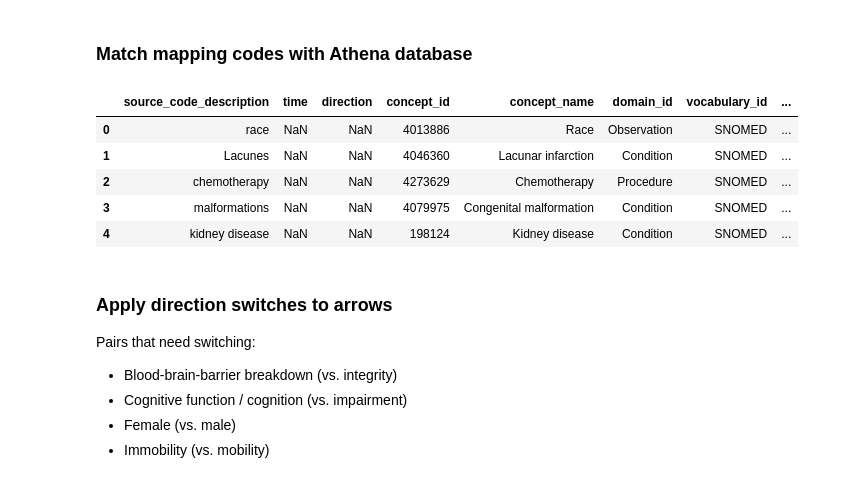
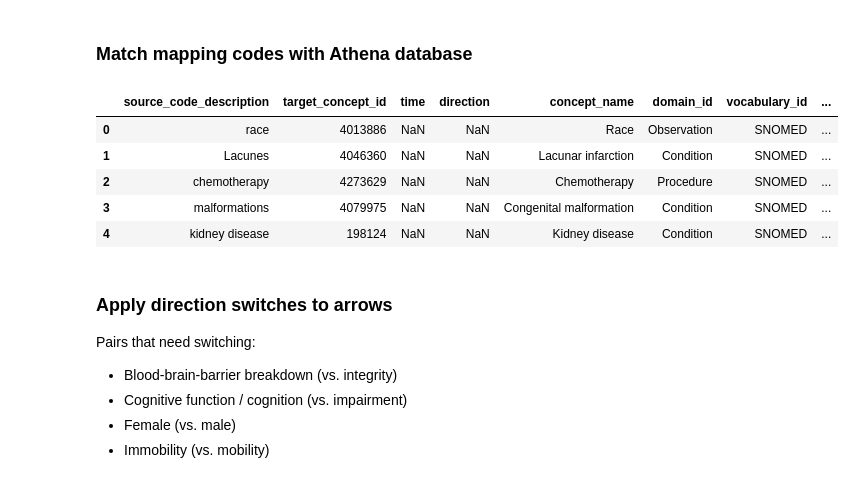
Before and after one commit to leof18/wise-dag, a Jupyter notebook: Standardization/standardize_vocab.ipynb, the cells around one changed output. Drawn from its saved outputs; the diff is of its cells as text; code cells hidden in the pictures.

```diff
--- a/Standardization/standardize_vocab.ipynb
+++ b/Standardization/standardize_vocab.ipynb
@@ -71,28 +71,28 @@ mapping[mapping.target_concept_id.isna()]
 # %% [markdown]
 For now, fill missing mappings with original term.
 # %%
-mapping['target_concept_id'] = mapping.target_concept_id.fillna('source_code_description')
+mapping['target_concept_id'] = mapping.target_concept_id.fillna(mapping['source_code_description'])
 # %% [markdown]
 ### Match mapping codes with Athena database
 # %%
 concept_columns = ['concept_id',
                    'concept_name',
                    'domain_id',
                    'vocabulary_id',
                    'concept_class_id',
                    'concept_code'
                    ]
 athena_concepts = pd.read_csv('athena_vocabulary/CONCEPT.csv', sep='\t', dtype={'concept_id': str, 'concept_code': str}, low_memory=False)[concept_columns]
 
-mapped_terms = mapping.merge(athena_concepts, how='left', left_on='target_concept_id', right_on='concept_id').drop('target_concept_id', axis=1)
+mapped_terms = mapping.merge(athena_concepts, how='left', left_on='target_concept_id', right_on='concept_id').drop('concept_id', axis=1)
 mapped_terms.head()
 # %% [output]
-|  | source_code_description | time | direction | concept_id | concept_name | domain_id | vocabulary_id | ... |
-| 0 | race | NaN | NaN | 4013886 | Race | Observation | SNOMED | ... |
-| 1 | Lacunes | NaN | NaN | 4046360 | Lacunar infarction | Condition | SNOMED | ... |
-| 2 | chemotherapy | NaN | NaN | 4273629 | Chemotherapy | Procedure | SNOMED | ... |
-| 3 | malformations | NaN | NaN | 4079975 | Congenital malformation | Condition | SNOMED | ... |
-| 4 | kidney disease | NaN | NaN | 198124 | Kidney disease | Condition | SNOMED | ... |
+|  | source_code_description | target_concept_id | time | direction | concept_name | domain_id | vocabulary_id | ... |
+| 0 | race | 4013886 | NaN | NaN | Race | Observation | SNOMED | ... |
+| 1 | Lacunes | 4046360 | NaN | NaN | Lacunar infarction | Condition | SNOMED | ... |
+| 2 | chemotherapy | 4273629 | NaN | NaN | Chemotherapy | Procedure | SNOMED | ... |
+| 3 | malformations | 4079975 | NaN | NaN | Congenital malformation | Condition | SNOMED | ... |
+| 4 | kidney disease | 198124 | NaN | NaN | Kidney disease | Condition | SNOMED | ... |
 # %% [markdown]
 ### Apply direction switches to arrows
 Pairs that need switching:
```
Also changed, not shown: parts of 4 cells of this notebook, 2 other files.
